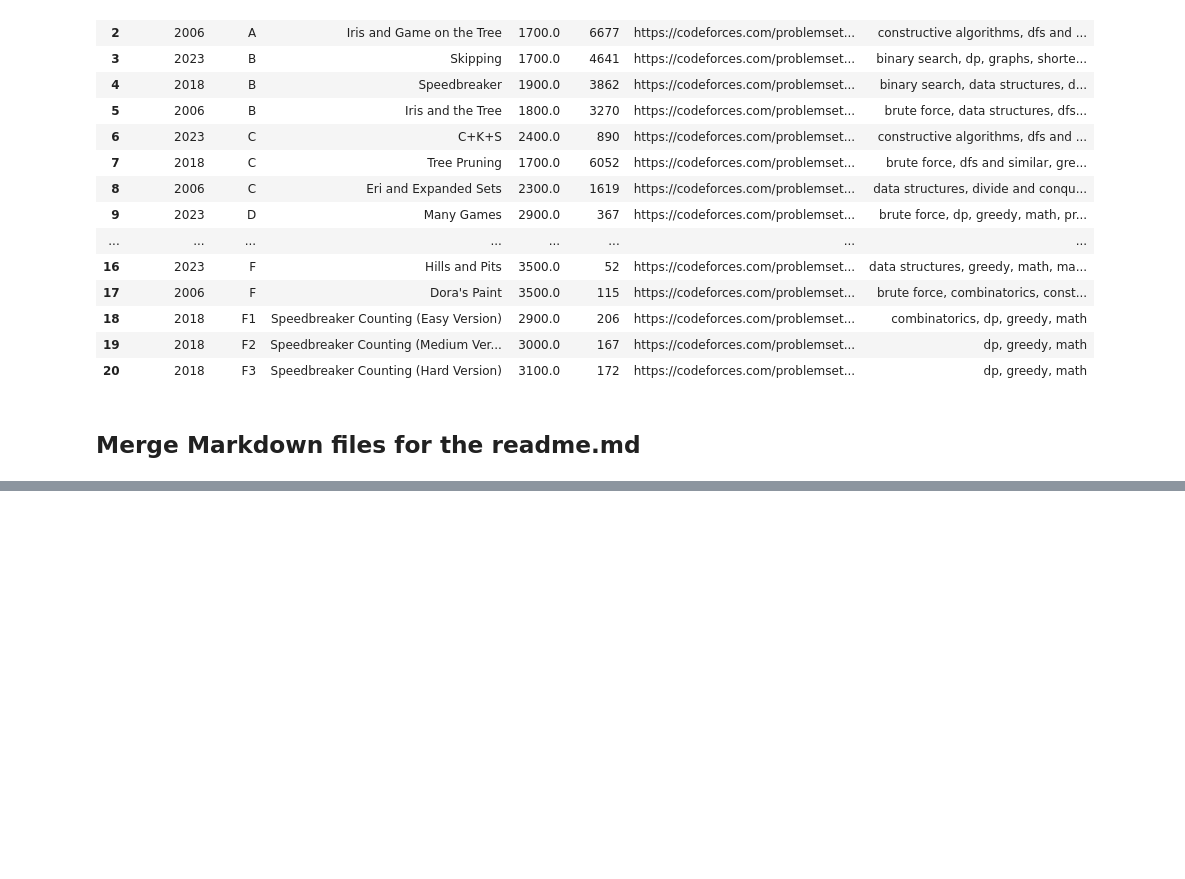
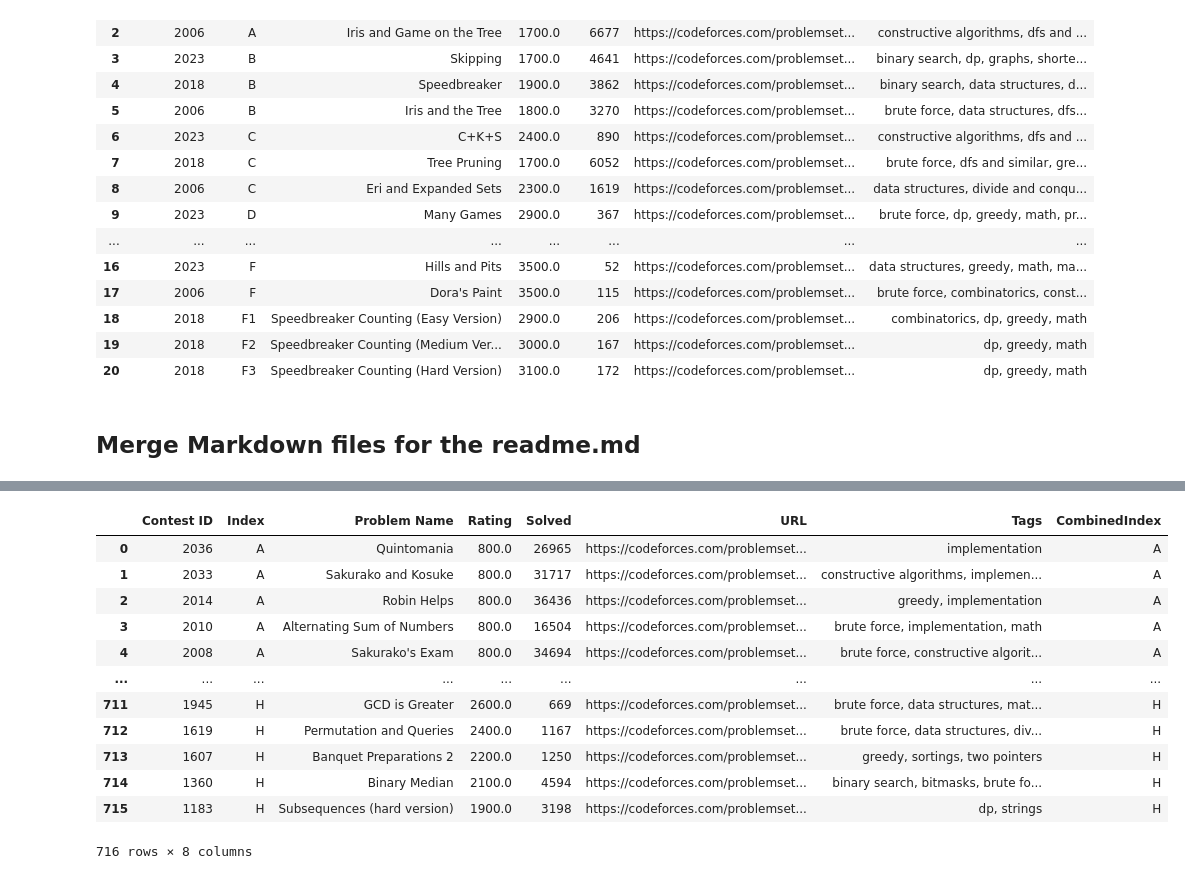
Before and after one commit to Gholamrezadar/codeforces-problem-categorizer, a Jupyter notebook: extract_cf_questions.ipynb, the cells around one changed output, grey strips where cells are left out. Drawn from its saved outputs; the diff is of its cells as text; code cells hidden in the pictures; blank space fills up the shorter version.

```diff
--- a/extract_cf_questions.ipynb
+++ b/extract_cf_questions.ipynb
@@ -255,0 +287,16 @@ with open(output_file, "w") as outfile:
+# %%
+div_3_df_100
+# %% [output]
+|  | Contest ID | Index | Problem Name | Rating | Solved | URL | Tags | CombinedIndex |
+| 0 | 2036 | A | Quintomania | 800.0 | 26965 | https://codeforces.com/problemset... | implementation | A |
+| 1 | 2033 | A | Sakurako and Kosuke | 800.0 | 31717 | https://codeforces.com/problemset... | constructive algorithms, implemen... | A |
+| 2 | 2014 | A | Robin Helps | 800.0 | 36436 | https://codeforces.com/problemset... | greedy, implementation | A |
+| 3 | 2010 | A | Alternating Sum of Numbers | 800.0 | 16504 | https://codeforces.com/problemset... | brute force, implementation, math | A |
+| 4 | 2008 | A | Sakurako's Exam | 800.0 | 34694 | https://codeforces.com/problemset... | brute force, constructive algorit... | A |
+| ... | ... | ... | ... | ... | ... | ... | ... | ... |
+| 711 | 1945 | H | GCD is Greater | 2600.0 | 669 | https://codeforces.com/problemset... | brute force, data structures, mat... | H |
+| 712 | 1619 | H | Permutation and Queries | 2400.0 | 1167 | https://codeforces.com/problemset... | brute force, data structures, div... | H |
+| 713 | 1607 | H | Banquet Preparations 2 | 2200.0 | 1250 | https://codeforces.com/problemset... | greedy, sortings, two pointers | H |
+| 714 | 1360 | H | Binary Median | 2100.0 | 4594 | https://codeforces.com/problemset... | binary search, bitmasks, brute fo... | H |
+| 715 | 1183 | H | Subsequences (hard version) | 1900.0 | 3198 | https://codeforces.com/problemset... | dp, strings | H |
+716 rows × 8 columns
```
Also changed, not shown: parts of 11 cells of this notebook, 5 other files.
